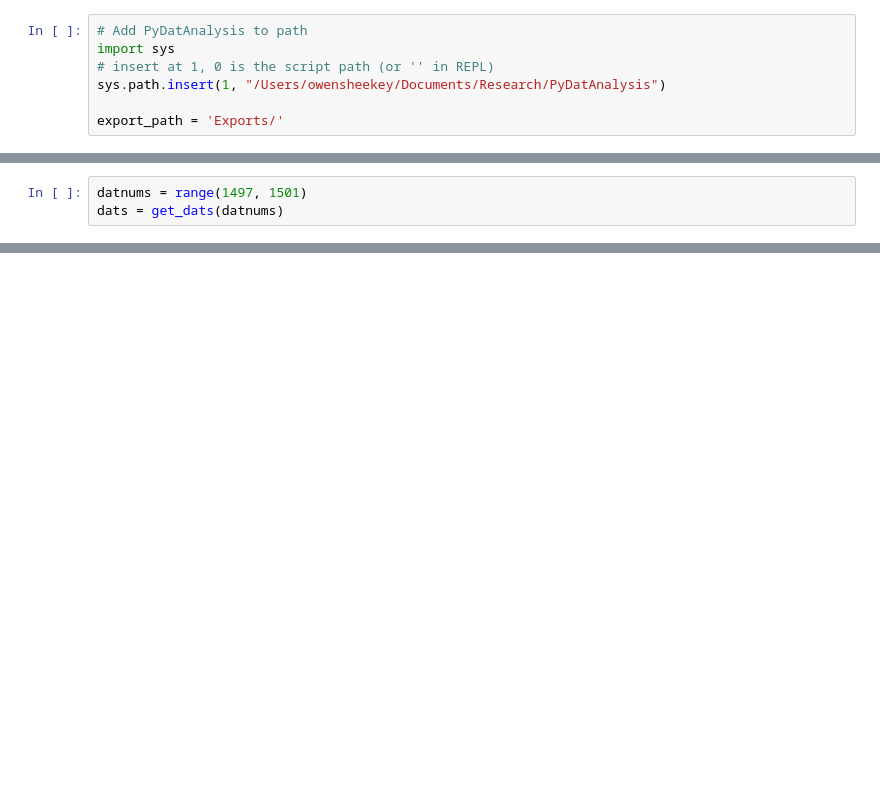
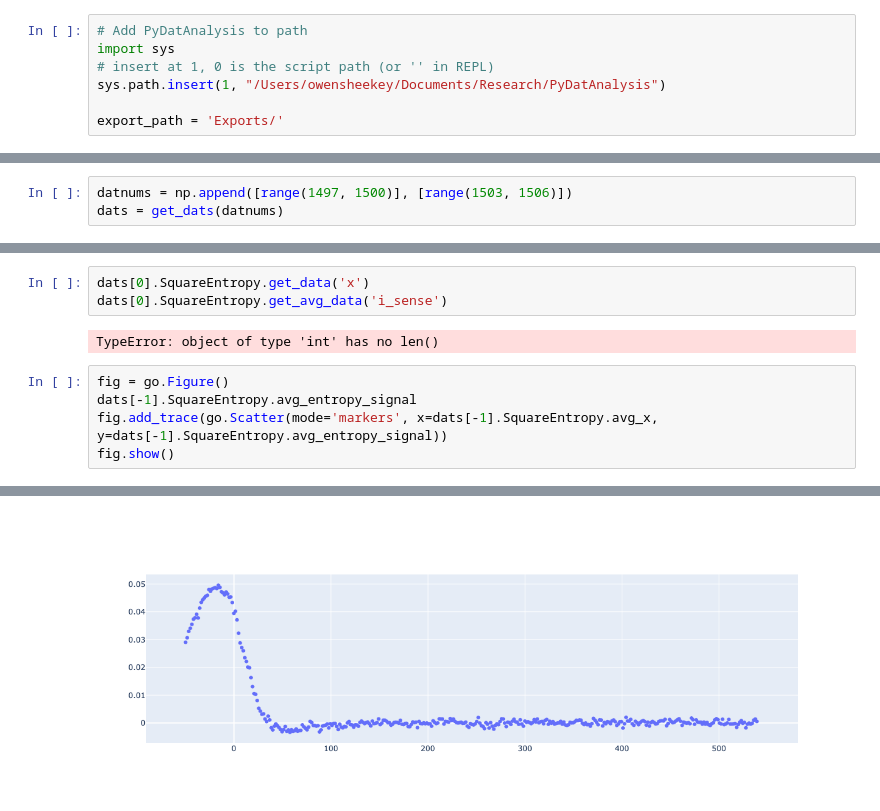
Before and after one commit to TimChild/dat_analysis, a Jupyter notebook: Analysis/Jupyter/Feb21/Entropy_03_04.ipynb, the cells around one changed output, grey strips where cells are left out. Drawn from its saved outputs; the diff is of its cells as text; blank space fills up the shorter version.

```diff
--- a/Analysis/Jupyter/Feb21/Entropy_03_04.ipynb
+++ b/Analysis/Jupyter/Feb21/Entropy_03_04.ipynb
@@ -19,3 +21,3 @@ from typing import TYPE_CHECKING, Iterable, Optional
 # %%
-datnums = range(1497, 1501)
+datnums = np.append([range(1497, 1500)], [range(1503, 1506)])
 dats = get_dats(datnums)
@@ -25,0 +77,11 @@ AttributeError: 'datetime.datetime' object has no attribute 'split'
+# %%
+dats[0].SquareEntropy.get_data('x')
+dats[0].SquareEntropy.get_avg_data('i_sense')
+# %% [output]
+TypeError: object of type 'int' has no len()
+# %%
+fig = go.Figure()
+dats[-1].SquareEntropy.avg_entropy_signal
+fig.add_trace(go.Scatter(mode='markers', x=dats[-1].SquareEntropy.avg_x, y=dats[-1].SquareEntropy.avg_entropy_signal))
+fig.show()
+# %% [output]
@@ -25,0 +89 @@ AttributeError: 'datetime.datetime' object has no attribute 'split'
+[figure, added]
```
Also changed, not shown: parts of 14 cells of this notebook, 8 other files.
